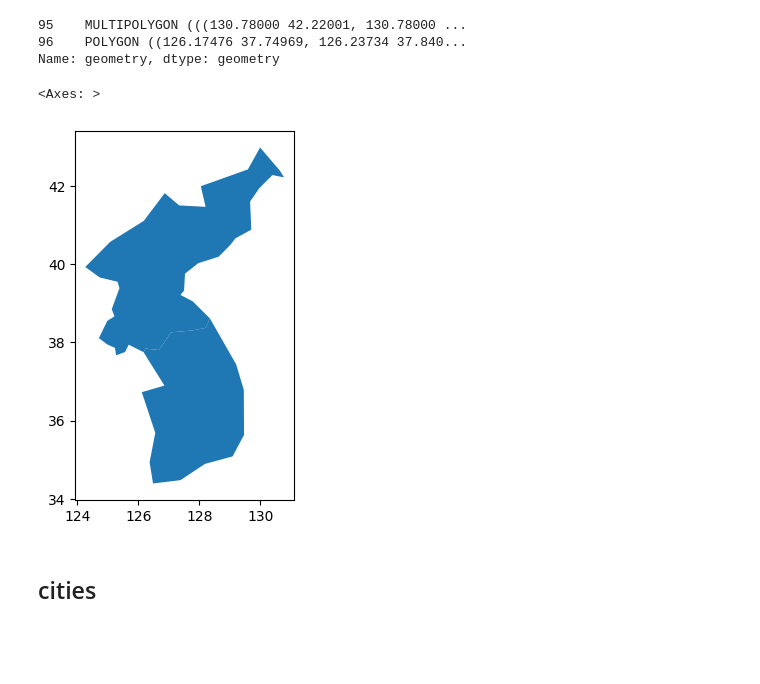
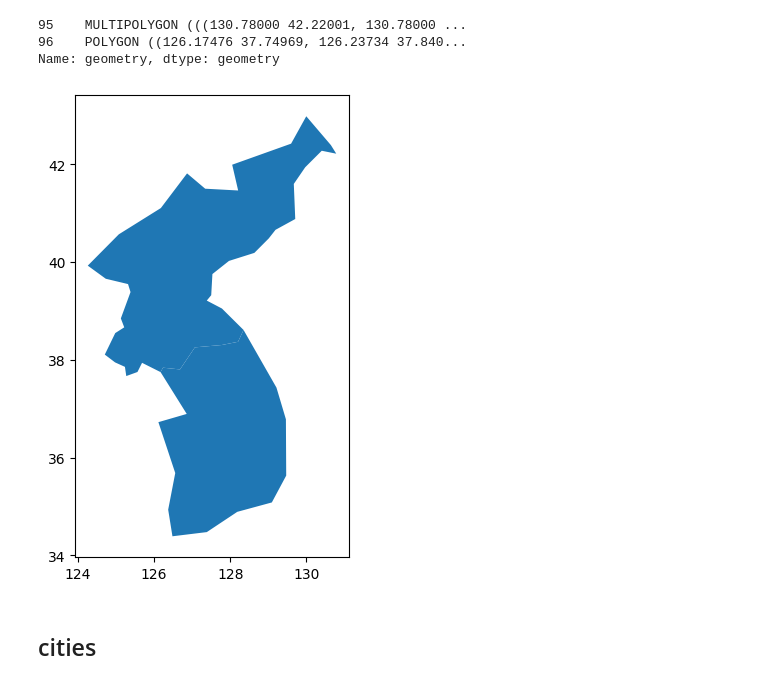
Before and after one commit to dschloe/streamlitbook-saraevan, a Jupyter notebook: ch03/step06_mapvisualization.ipynb, the cells around one changed output. Cells and saved outputs as stored; diff of their text form; code cells hidden in the pictures; blank space fills up the shorter version.

```diff
--- a/ch03/step06_mapvisualization.ipynb
+++ b/ch03/step06_mapvisualization.ipynb
@@ -180,10 +180,12 @@ print(kor_geom)
 96    POLYGON ((126.17476 37.74969, 126.23734 37.840...
 Name: geometry, dtype: geometry
 # %%
-kor_geom.plot()
+fig, ax = plt.subplots(figsize=(10, 6))
+kor_geom.plot(ax=ax)
+plt.savefig('output/map03.png', dpi=200)
+plt.show()
 # %% [output]
-<Axes: >
-[figure, old version]
+[figure, new version]
 # %% [markdown]
 ## cities
 # %%
```
Also changed, not shown: parts of 6 cells of this notebook, 4 other files.
